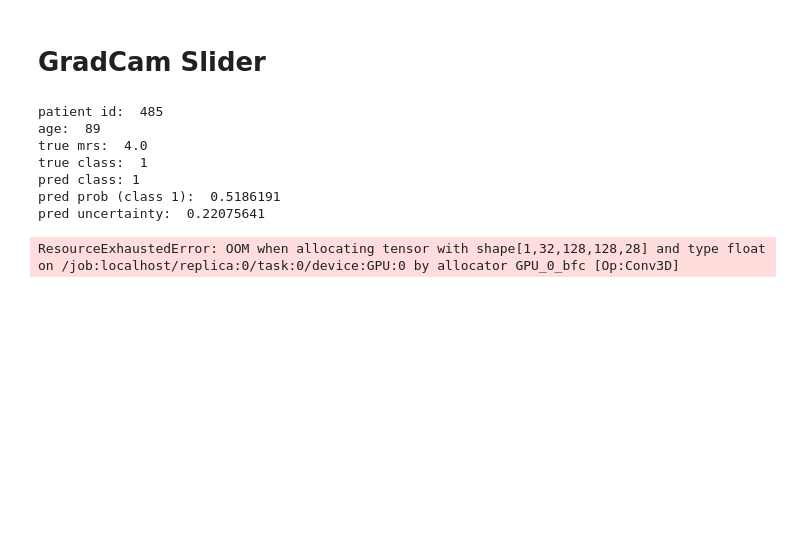
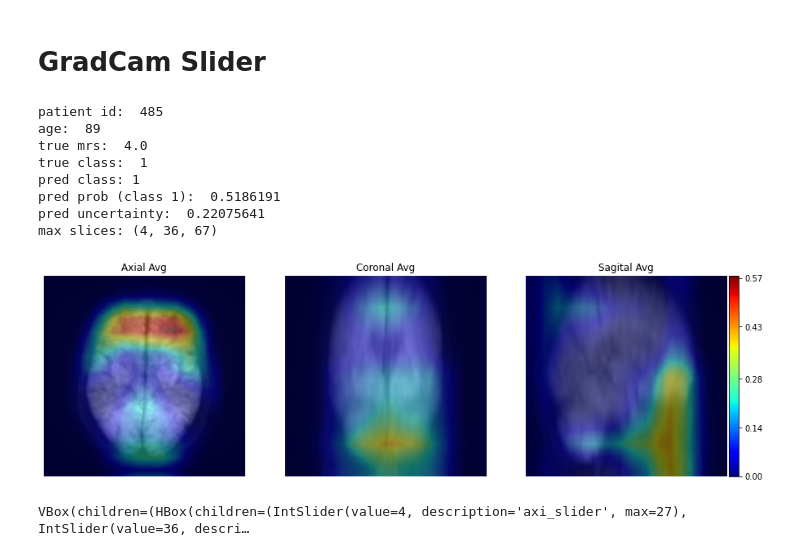
Before and after one commit to NorDar/explainable_AI, a Jupyter notebook: GradCam_allModels_slider.ipynb, the cells around one changed output. Saved outputs shown, nothing was run; the diff lists cells and outputs as text; code cells hidden in the pictures; blank space fills up the shorter version.

```diff
--- a/GradCam_allModels_slider.ipynb
+++ b/GradCam_allModels_slider.ipynb
@@ -91,4 +48,8 @@ all_results = all_results.sort_values("p_idx")
 # %%
+## load images and ids
+(X_in, pat, id_tab, all_results, num_models) = rdat.version_setup(
+    DATA_DIR = DATA_DIR, version = version, model_version = model_version)
+
 ## load patient data
 PAT_CSV_DIR = "/tf/notebooks/hezo/stroke_zurich/data/baseline_data_zurich_prepared0.csv"
 pat_dat = pd.read_csv(PAT_CSV_DIR, sep=";")
@@ -111,26 +72,13 @@ pat_dat
 ## Model
 # %%
 # define model
-input_dim = (128, 128, 28, 1)
-
-if "sigmoid" in version or "andrea_split" in version:
-    last_activation = "sigmoid"
-    output_dim = 1
-    LOSS = "binary_crossentropy"
-elif "softmax" in version:
-    last_activation = "softmax"
-    output_dim = 2
-    LOSS = tf.keras.losses.categorical_crossentropy
-
-if version.endswith("f"):
-    layer_connection = "flatten"
-else:
-    layer_connection = "globalAveragePooling"
+(input_dim, output_dim, LOSS, layer_connection, last_activation) = md.model_setup(version)
 
 model_3d = md.stroke_binary_3d(input_dim = input_dim,
                                output_dim = output_dim,
                                layer_connection = layer_connection,
                                last_activation = last_activation)
+
 model_3d.compile(
     loss=LOSS,
     optimizer=keras.optimizers.Adam(learning_rate=5*1e-5),
@@ -154,2 +90,9 @@ vis_layers = [vis_layer for vis_layer in vis_layers if vis_layer.startswith("con
+# %%
+# Define Model Name
+generate_model_name = md.set_generate_model_name(
+    model_version = model_version,
+    layer_connection = layer_connection,
+    last_activation = last_activation,
+    path = WEIGHT_DIR)
 # %% [markdown]
 # GradCam Slider
@@ -253,11 +99,22 @@ def gradcam_interactive_plot(p_id, pred_hm_only=True):
-# %%
-gradcam_interactive_plot(485, pred_hm_only=True)
-# %% [output]
-patient id:  485
-age:  89
-true mrs:  4.0
-true class:  1
-pred class: 1
-pred prob (class 1):  0.5186191
-pred uncertainty:  0.22075641
-ResourceExhaustedError: OOM when allocating tensor with shape[1,32,128,128,28] and type float on /job:localhost/replica:0/task:0/device:GPU:0 by allocator GPU_0_bfc [Op:Conv3D]
+# %%
+vis_layers = [i.name for i in model_3d.layers[1:-6]]
+vis_layers = [vis_layer for vis_layer in vis_layers if vis_layer.startswith("conv")]
+
+sl.gradcam_interactive_plot(
+    485,
+    vis_layers=vis_layers,
+    cnn=model_3d, all_results=all_results, pat=pat, X_in=X_in,
+    generate_model_name=generate_model_name, num_models=num_models,
+    pat_dat=pat_dat,
+    pred_hm_only=True)
+# %% [output]
+patient id:  485
+age:  89
+true mrs:  4.0
+true class:  1
+pred class: 1
+pred prob (class 1):  0.5186191
+pred uncertainty:  0.22075641
+max slices: (4, 36, 67)
+[figure, added]
+VBox(children=(HBox(children=(IntSlider(value=4, description='axi_slider', max=27), IntSlider(value=36, descri…
```
Also changed, not shown: parts of 6 cells of this notebook, 3 other files.
